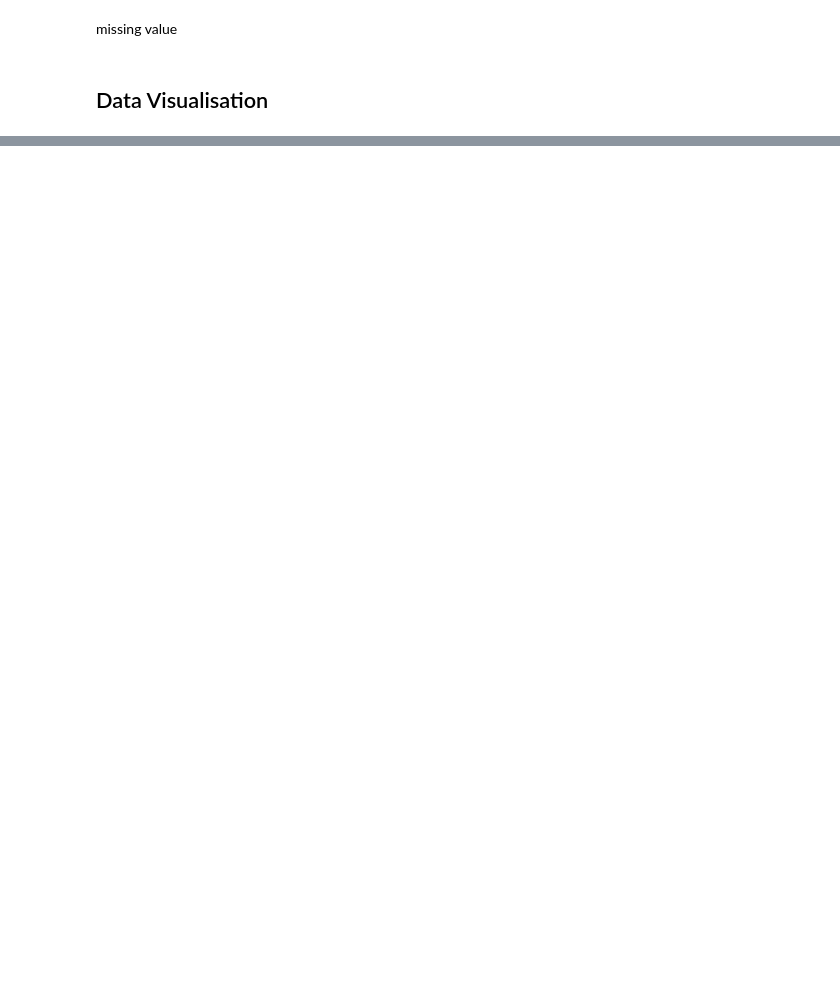
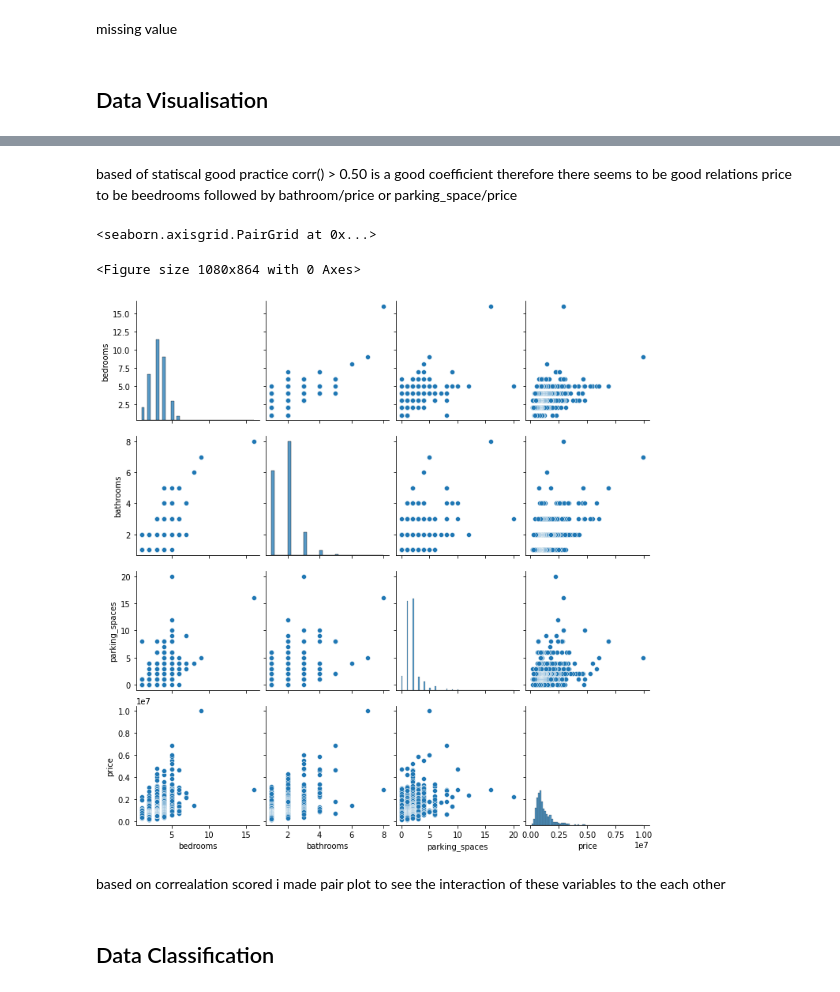
Before and after one commit to Sasmit-ai/Real-Estate-Analysis-Project, a Jupyter notebook: Real Estate Analysis.ipynb, the cells around one changed output, grey strips where cells are left out. Drawn from its saved outputs; the diff is of its cells as text; code cells hidden in the pictures; blank space fills up the shorter version.

```diff
--- a/Real Estate Analysis.ipynb
+++ b/Real Estate Analysis.ipynb
@@ -128,0 +138,15 @@ year to year analysis
+# %% [markdown]
+based of statiscal good practice corr() > 0.50 is a good coefficient
+therefore there seems to be good relations price to be beedrooms
+followed by bathroom/price or parking_space/price
+# %%
+plt.figure(figsize = (15,12))
+sns.pairplot(df, vars = ["bedrooms", "bathrooms", "parking_spaces", "price"])
+# %% [output]
+<seaborn.axisgrid.PairGrid at 0x...>
+<Figure size 1080x864 with 0 Axes>
+[figure, added]
+# %% [markdown]
+based on correalation scored i made pair plot to see the interaction of these variables to the each other
+# %% [markdown]
+## Data Classification
```
Also changed, not shown: parts of 13 cells of this notebook, 7 other files.
